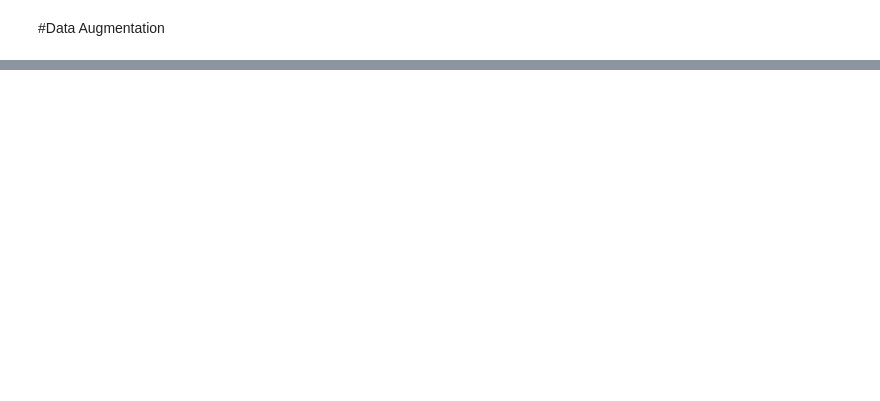
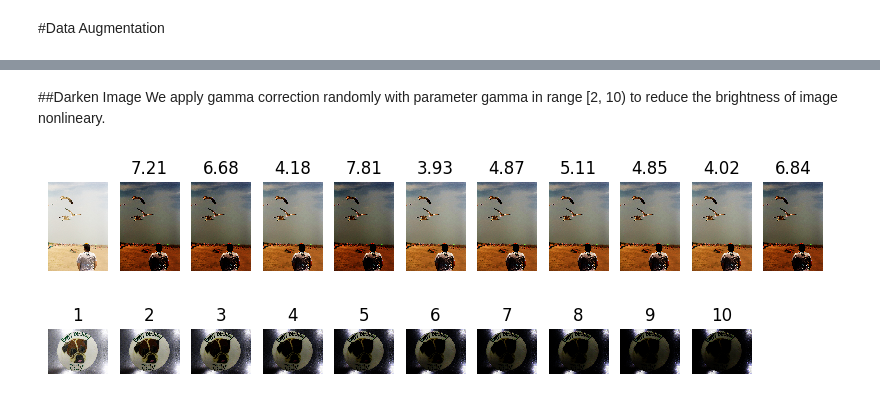
Before and after one commit to jesst0x/image-segmentation-in-dark, a Jupyter notebook: data_preprocessing.ipynb, the cells around one changed output, grey strips where cells are left out. Drawn from its saved outputs; the diff is of its cells as text; code cells hidden in the pictures; blank space fills up the shorter version.

```diff
--- a/data_preprocessing.ipynb
+++ b/data_preprocessing.ipynb
@@ -27,0 +50,8 @@ plt.imshow(sample_img)
+# %%
+sample_img_tensor = v2.functional.pil_to_tensor(sample_img)
+print(sample_img_tensor.shape)
+darkened_sample_img = v2.functional.adjust_gamma(sample_img_tensor, gamma=8) / 255.0
+print(darkened_sample_img.shape)
+plt.axis('off')
+plt.imshow(darkened_sample_img.permute(1,2,0))
+print(type(darkened_sample_img))
@@ -27,0 +63,33 @@ plt.imshow(sample_img)
+# %% [markdown]
+##Darken Image
+We apply gamma correction randomly with parameter gamma in range [2, 10) to reduce the brightness of image nonlineary.
+# %%
+num_image = 10
+# Original image
+plt.subplot(1, num_image + 1, 1)
+plt.imshow(sample_img_tensor.permute(1,2,0))
+plt.axis('off')
+for i in range(num_image):
+  gamma = np.random.uniform(2, 10)
+  transform_img = v2.functional.adjust_gamma(sample_img_tensor, gamma=gamma)
+  plt.subplot(1,num_image + 1, i + 2)
+  plt.imshow(transform_img.permute(1,2,0))
+  plt.axis('off')
+  plt.title(round(gamma, 2))
+
+plt.show()
+# %% [output]
+[figure, added]
+# %%
+num_gamma = 10
+for i in range(num_gamma):
+  gamma = i + 1
+  transform_img = v2.functional.adjust_gamma(sample_img_tensor, gamma=gamma)
+  plt.subplot(1,num_gamma + 1, i + 1)
+  plt.imshow(transform_img.permute(1,2,0))
+  plt.axis('off')
+  plt.title(gamma)
+
+plt.show()
+# %% [output]
+[figure, added]
```
Also changed, not shown: parts of 25 cells of this notebook.
